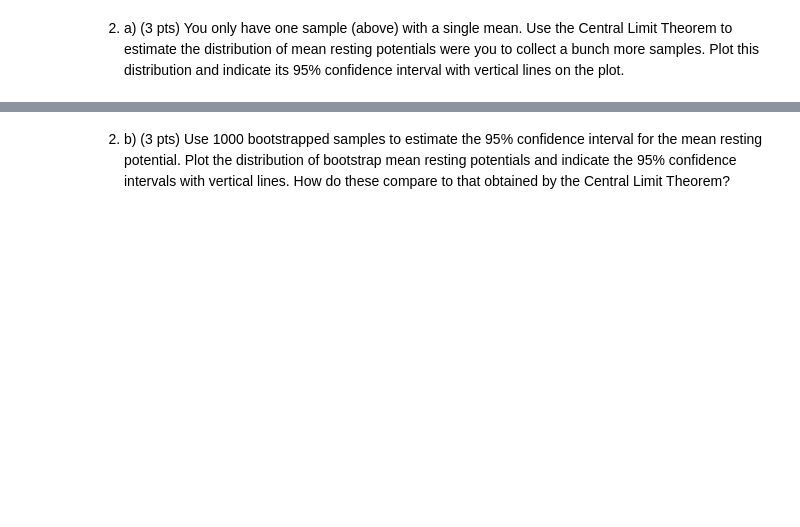
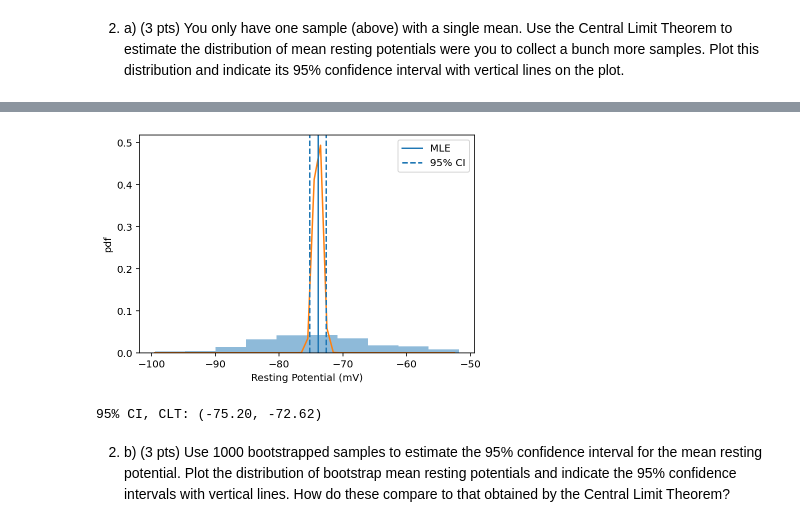
Before and after one commit to nishadalal120/NEU-365P-385L-Spring-2021, a Jupyter notebook: homework/homework-hypothesis_testing.ipynb, the cells around one changed output, grey strips where cells are left out. Saved outputs shown, nothing was run; the diff lists cells and outputs as text; code cells hidden in the pictures; blank space fills up the shorter version.

```diff
--- a/homework/homework-hypothesis_testing.ipynb
+++ b/homework/homework-hypothesis_testing.ipynb
@@ -94,25 +85,2 @@ plt.show()
 # %% [markdown]
 1. c) (3 pts) Use a permutation test with 1000 permutations to test your null hypothesis. Compute the difference between mean burst durations for all 1000 permutations of the datasets.
-# %%
-nA = len(burstDurationsA_ms)
-nB = len(burstDurationsB_ms)
-
-allBurstDurations = np.zeros((nA + nB,))
-allBurstDurations[:nA] = burstDurationsA_ms
-allBurstDurations[-nB:] = burstDurationsB_ms
-
-# generate 1000 permutations of mixtures of open times from both wild type and mutant
-# for each permutation store the difference between the taus for the permuted data sets
-numPermutations = 1000
-permutedTauDiffs = np.zeros((numPermutations,))
-
-for i in range(numPermutations):
-    np.random.shuffle(allBurstDurations)
-
-    permutedBurstDurationsA = allBurstDurations[:nA]
-    permutedBurstDurationsB = allBurstDurations[-nB:]
-
-    loc, permutedTauA = st.expon.fit(permutedBurstDurationsA, floc=0)
-    loc, permutedTauB = st.expon.fit(permutedBurstDurationsB, floc=0)
-
-    permutedTauDiffs[i] = permutedTauB - permutedTauA
@@ -205,3 +188,27 @@ NameError: name 'measuredTauDiff' is not defined
+# %%
+plt.hist(restingPotential_mV, density=True, alpha=0.5)
+plt.xlabel('Resting Potential (mV)')
+plt.ylabel('pdf')
+
+dist = st.norm(restingPotential_mV.mean(), restingPotential_mV.std() / np.sqrt(len(restingPotential_mV)))
+lb = restingPotential_mV.mean() - (restingPotential_mV.std() / np.sqrt(len(restingPotential_mV)))
+ub = restingPotential_mV.mean() + (restingPotential_mV.std() / np.sqrt(len(restingPotential_mV)))
+
+range_rp = np.arange(restingPotential_mV.min(), restingPotential_mV.max())
+plt.plot(range_rp, dist.pdf(range_rp), label='')
+
+# 95% confidence interval
+plt.axvline(dist.mean(), label='MLE')
+plt.axvline(dist.ppf(0.025), linestyle='--')
+plt.axvline(dist.ppf(0.975), linestyle='--', label='95% CI')
+plt.legend()
+plt.show()
+# %% [output]
+[figure, added]
+# %%
+print(f"95% CI, CLT: ({dist.ppf(0.025) :.2f}, {dist.ppf(0.975) :.2f})")
+# %% [output]
+95% CI, CLT: (-75.20, -72.62)
 # %% [markdown]
 2. b) (3 pts) Use 1000 bootstrapped samples to estimate the 95% confidence interval for the mean resting potential. Plot the distribution of bootstrap mean resting potentials and indicate the 95% confidence intervals with vertical lines. How do these compare to that obtained by the Central Limit Theorem?
 # %%
```
Also changed, not shown: parts of 13 cells of this notebook.
